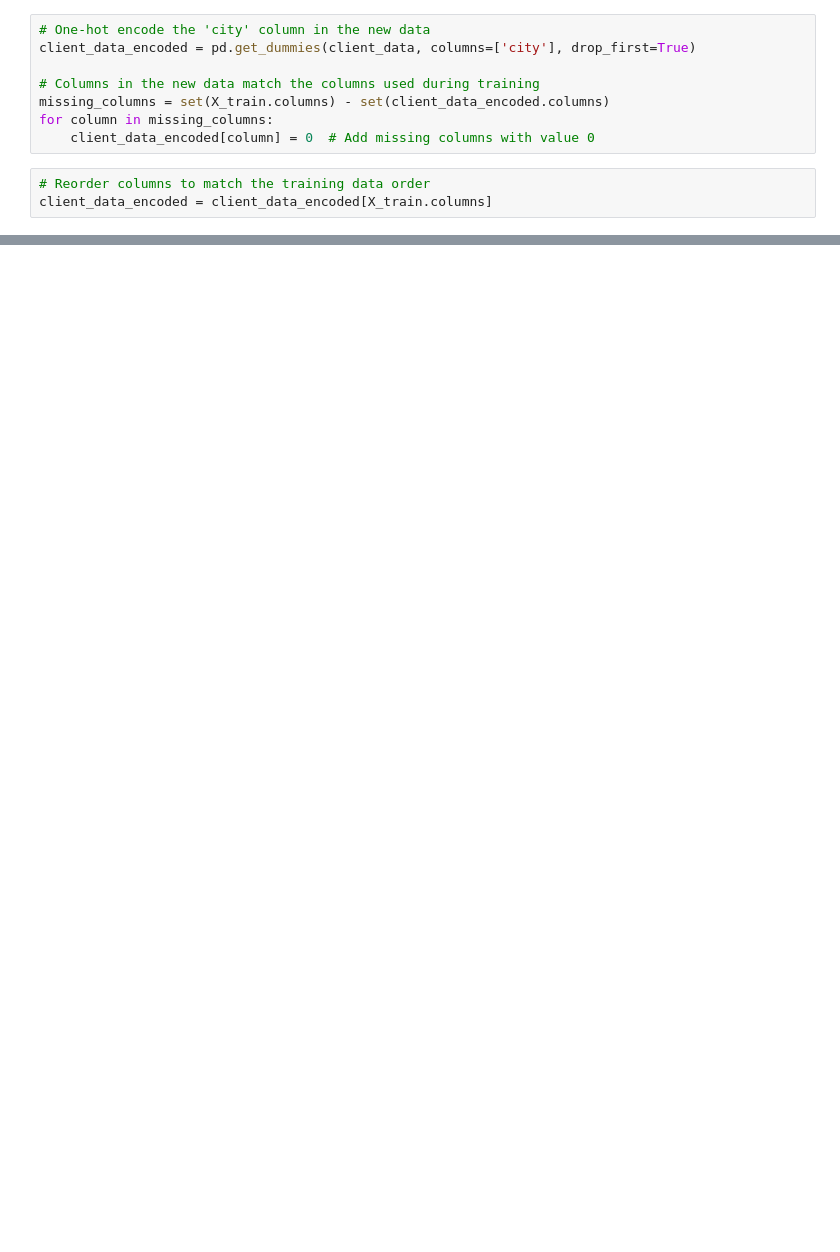
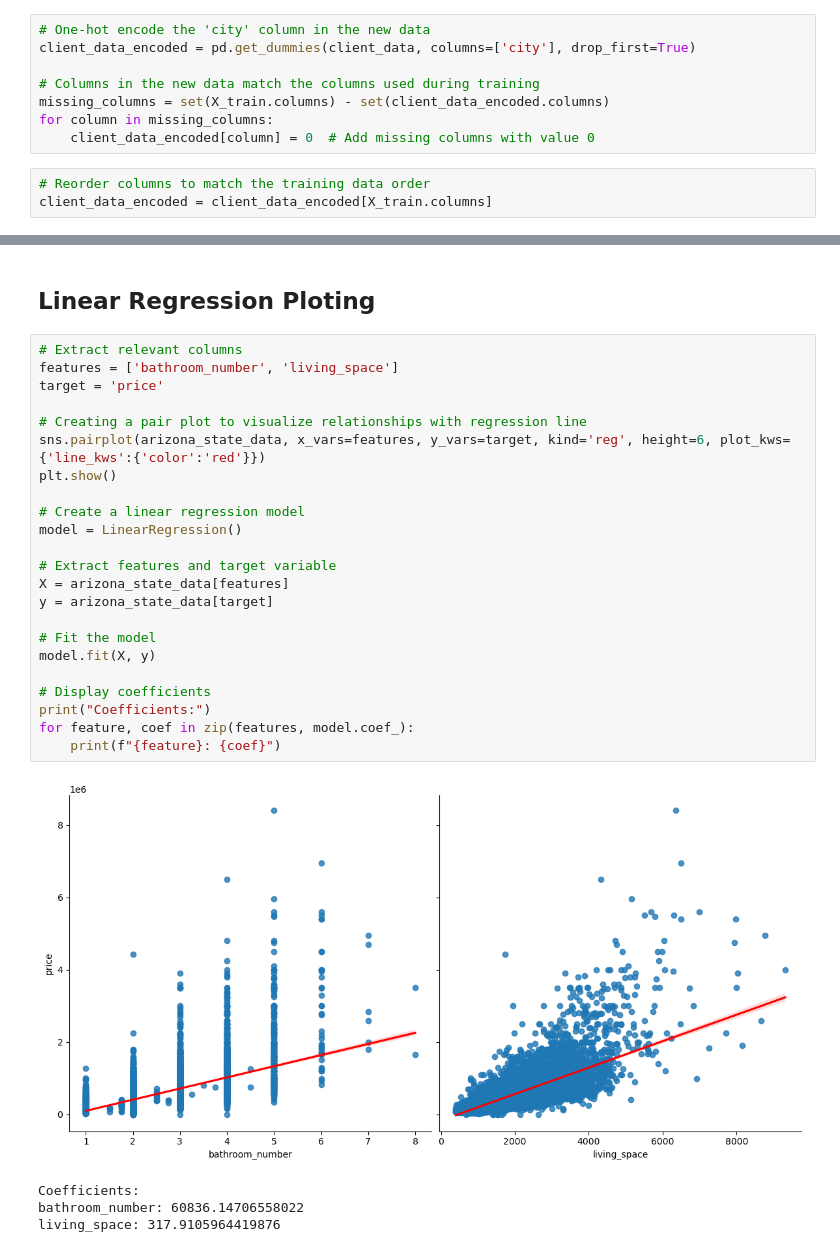
Before and after one commit to Jihyeyoon4/Project4-Group-2, a Jupyter notebook: Price Prediction and Linear Regression.ipynb, the cells around one changed output, grey strips where cells are left out. Drawn from its saved outputs; the diff is of its cells as text; blank space fills up the shorter version.

```diff
--- a/Price Prediction and Linear Regression.ipynb
+++ b/Price Prediction and Linear Regression.ipynb
@@ -415,0 +406,30 @@ Intercept: -47796.753434461076
+# %% [markdown]
+## Linear Regression Ploting
+# %%
+# Extract relevant columns
+features = ['bathroom_number', 'living_space']
+target = 'price'
+
+# Creating a pair plot to visualize relationships with regression line
+sns.pairplot(arizona_state_data, x_vars=features, y_vars=target, kind='reg', height=6, plot_kws={'line_kws':{'color':'red'}})
+plt.show()
+
+# Create a linear regression model
+model = LinearRegression()
+
+# Extract features and target variable
+X = arizona_state_data[features]
+y = arizona_state_data[target]
+
+# Fit the model
+model.fit(X, y)
+
+# Display coefficients
+print("Coefficients:")
+for feature, coef in zip(features, model.coef_):
+    print(f"{feature}: {coef}")
+# %% [output]
+[figure, added]
+Coefficients:
+bathroom_number: 60836.14706558022
+living_space: 317.9105964419876
```
Also changed, not shown: parts of 34 cells of this notebook.
